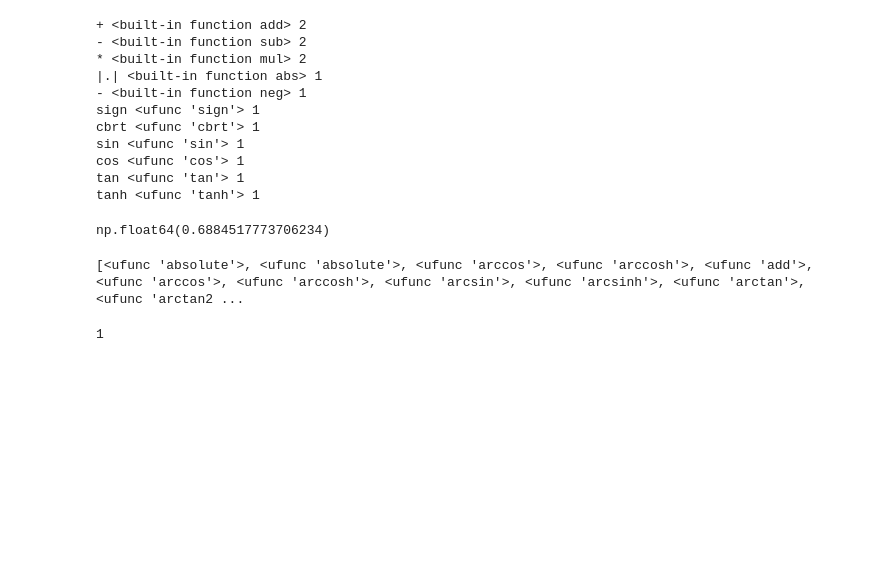
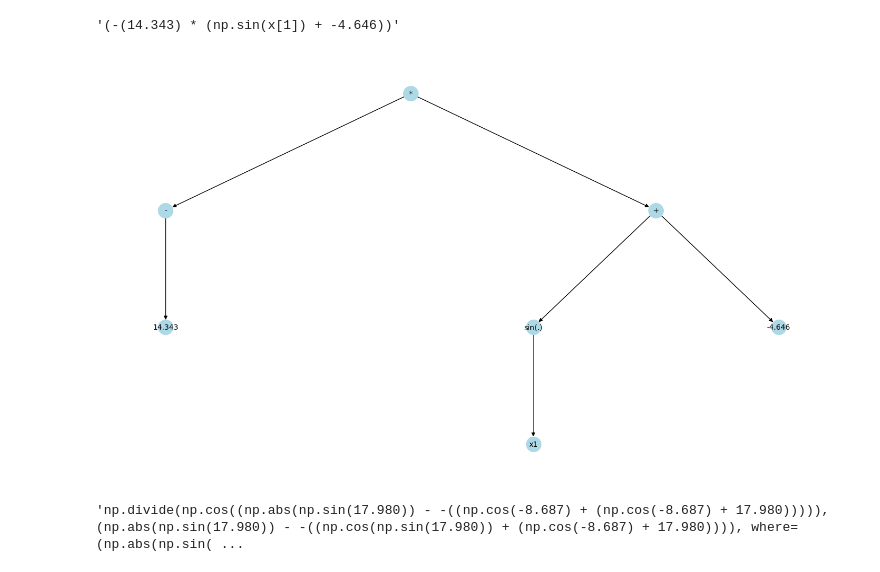
Before and after one commit to MicheleCazzola/project-work, a Jupyter notebook: gp.ipynb, the cells around one changed output. Drawn from its saved outputs; the diff is of its cells as text; code cells hidden in the pictures; blank space fills up the shorter version.

```diff
--- a/gp.ipynb
+++ b/gp.ipynb
@@ -293,32 +831,11 @@ Train MSE: 3.4252412372475254, Validation MSE: 3.108786891427582
-# %%
-for operator in operators:
-    print(operator.symbol, operator.function, operator.fanin)
-    args = tuple(np.random.random() for _ in range(operator.fanin))
-    operator.function(*args)
-# %% [output]
-+ <built-in function add> 2
-- <built-in function sub> 2
-* <built-in function mul> 2
-|.| <built-in function abs> 1
-- <built-in function neg> 1
-sign <ufunc 'sign'> 1
-cbrt <ufunc 'cbrt'> 1
-sin <ufunc 'sin'> 1
-cos <ufunc 'cos'> 1
-tan <ufunc 'tan'> 1
-tanh <ufunc 'tanh'> 1
-# %%
-np.sin(np.tan(1.504))
-# %% [output]
-np.float64(0.6884517773706234)
-# %%
-import inspect
-
-numpy_operators = [getattr(np, obj) for obj in dir(np) if isinstance(getattr(np, obj), np.ufunc)]
-print(numpy_operators)
-[len(inspect.signature(op).parameters) for op in numpy_operators]
-import operator
-len(inspect.signature(operator.abs).parameters)
-# %% [output]
-[<ufunc 'absolute'>, <ufunc 'absolute'>, <ufunc 'arccos'>, <ufunc 'arccosh'>, <ufunc 'add'>, <ufunc 'arccos'>, <ufunc 'arccosh'>, <ufunc 'arcsin'>, <ufunc 'arcsinh'>, <ufunc 'arctan'>, <ufunc 'arctan2 ...
-1
+# %%
+ind = Tree.create_individual(operators, variables, constants_bounds, max_depth=3)
+ind.draw()
+ind.to_math_notation()
+# %% [output]
+'(-(14.343) * (np.sin(x[1]) + -4.646))'
+[figure, added]
+# %%
+Tree.to_math_notation(champion.genome)
+# %% [output]
+'np.divide(np.cos((np.abs(np.sin(17.980)) - -((np.cos(-8.687) + (np.cos(-8.687) + 17.980))))), (np.abs(np.sin(17.980)) - -((np.cos(np.sin(17.980)) + (np.cos(-8.687) + 17.980)))), where=(np.abs(np.sin( ...
```
Also changed, not shown: parts of 24 cells of this notebook, 5 other files.
